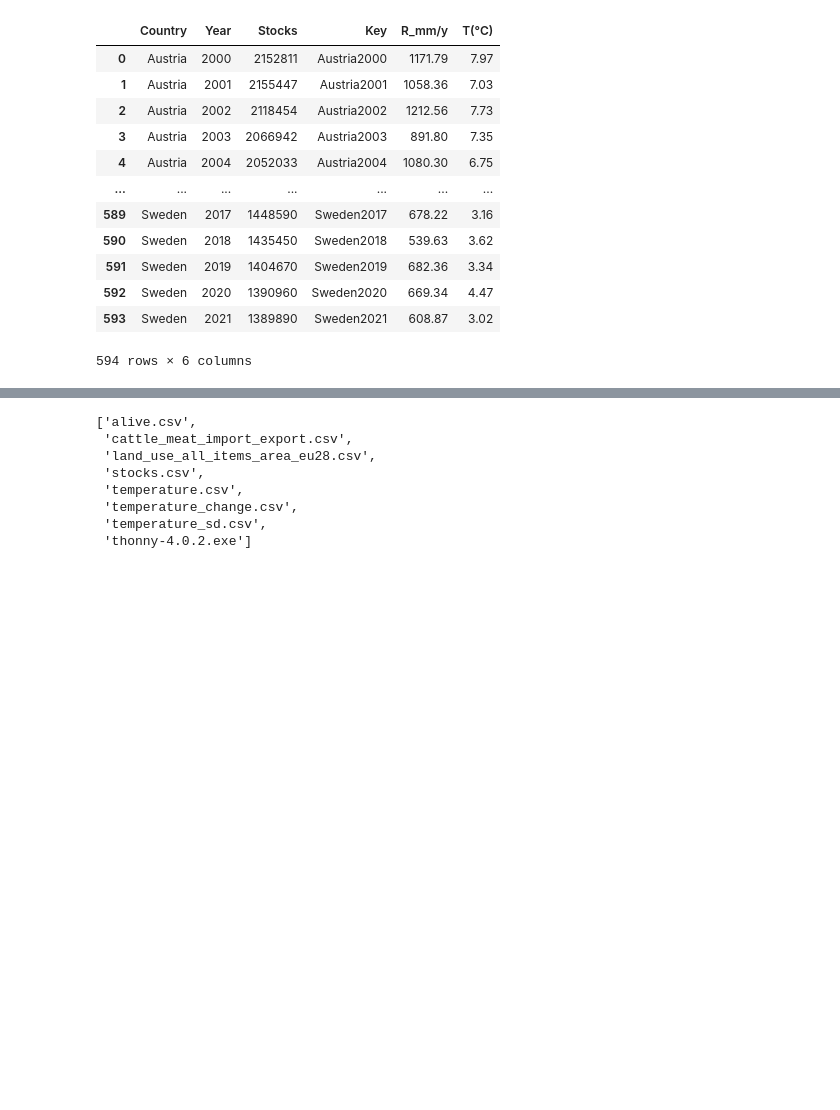
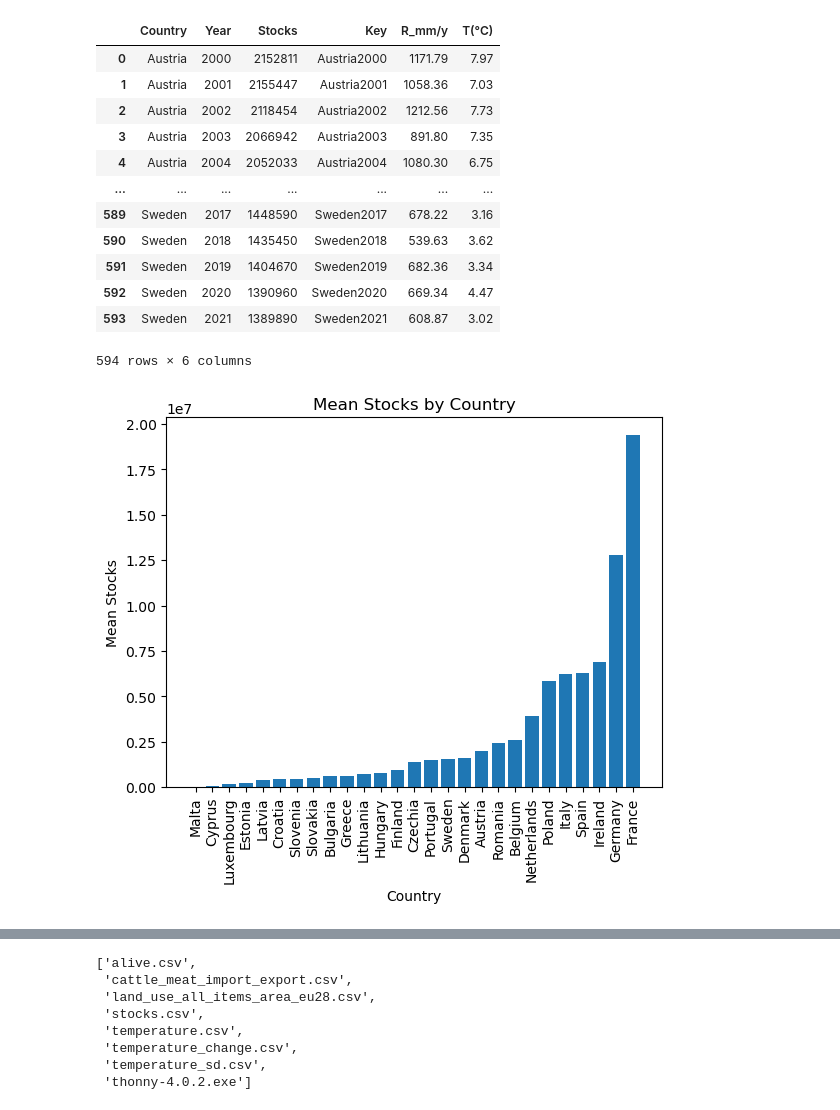
Before and after one commit to ronandownes/beef, a Jupyter notebook: 02_data_wrangling_beef.ipynb, the cells around one changed output, grey strips where cells are left out. Saved outputs shown, nothing was run; the diff lists cells and outputs as text; code cells hidden in the pictures; blank space fills up the shorter version.

```diff
--- a/02_data_wrangling_beef.ipynb
+++ b/02_data_wrangling_beef.ipynb
@@ -251,3 +310,28 @@ df
 | 592 | Sweden | 2020 | 1390960 | Sweden2020 | 669.34 | 4.47 |
 | 593 | Sweden | 2021 | 1389890 | Sweden2021 | 608.87 | 3.02 |
 594 rows × 6 columns
+# %%
+
+
+
+# Group the DataFrame by "Country", and take the mean of "Stocks"
+mean_df = df.groupby('Country')['Stocks'].mean().reset_index()
+
+# Sort the countries in ascending order by mean "Stocks"
+mean_df = mean_df.sort_values(by='Stocks')
+
+# Create a bar plot of the mean "Stocks" for each country
+plt.bar(mean_df['Country'], mean_df['Stocks'])
+
+# Set the title and axis labels
+plt.title('Mean Stocks by Country')
+plt.xlabel('Country')
+plt.ylabel('Mean Stocks')
+
+# Rotate the x-axis labels vertically
+plt.xticks(rotation=90)
+
+# Show the plot
+plt.show()
+# %% [output]
+[figure, added]
```
Also changed, not shown: parts of 24 cells of this notebook.
